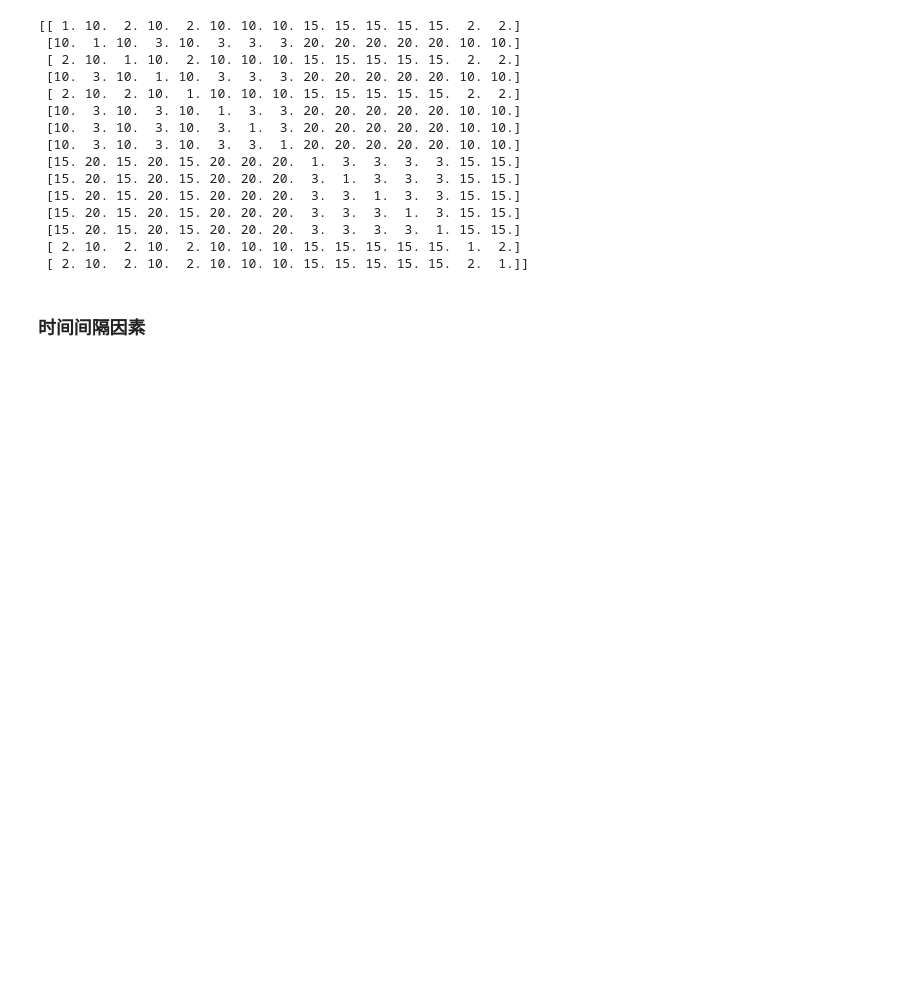
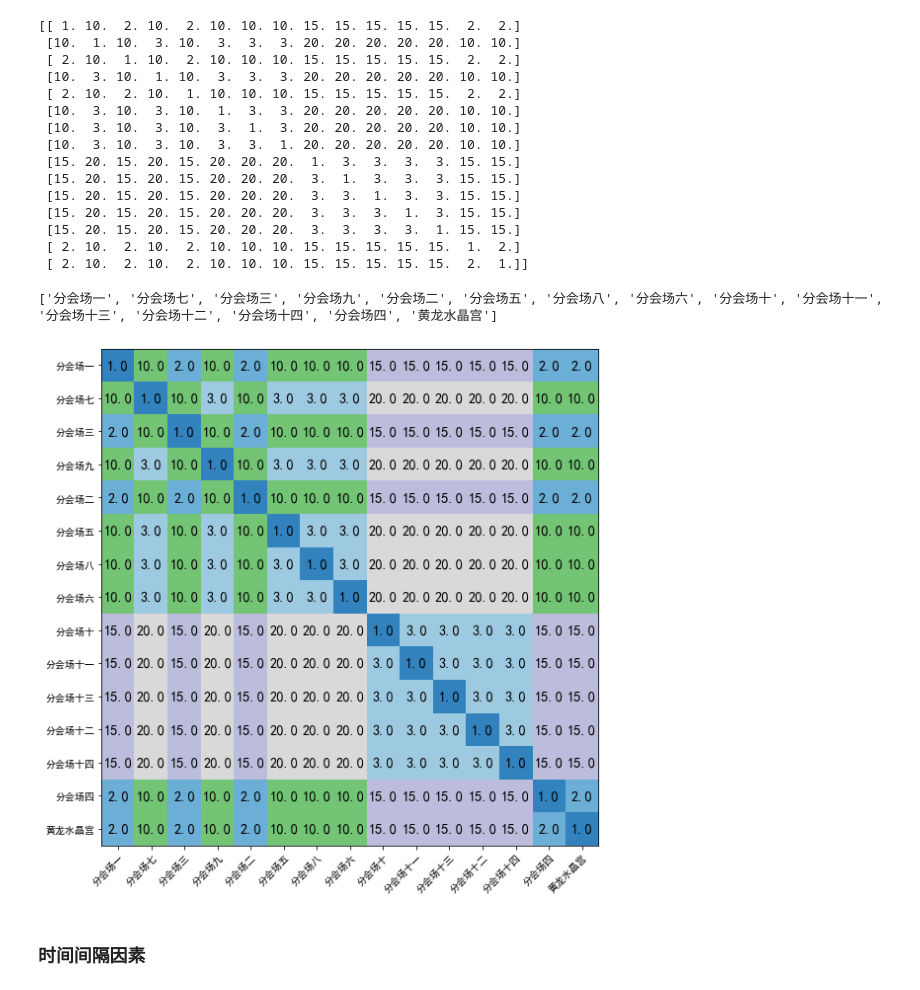
Before and after one commit to T-urning/ReportRecommendation, a Jupyter notebook: spatio_temporal_aware_recommendation.ipynb, the cells around one changed output. Cells and saved outputs as stored; diff of their text form; code cells hidden in the pictures; blank space fills up the shorter version.

```diff
--- a/spatio_temporal_aware_recommendation.ipynb
+++ b/spatio_temporal_aware_recommendation.ipynb
@@ -239,6 +290,37 @@ print(distance_matrix)
  [15. 20. 15. 20. 15. 20. 20. 20.  3.  3.  3.  3.  1. 15. 15.]
  [ 2. 10.  2. 10.  2. 10. 10. 10. 15. 15. 15. 15. 15.  1.  2.]
  [ 2. 10.  2. 10.  2. 10. 10. 10. 15. 15. 15. 15. 15.  2.  1.]]
+# %%
+halls = [id_2_hall[i] for i in range(len(id_2_hall))]
+print(halls)
+plt.rcParams['axes.unicode_minus'] = False
+plt.rcParams["font.sans-serif"]=["SimHei"] #设置字体
+fig, ax = plt.subplots(figsize=(8,8))
+im = ax.imshow(distance_matrix, cmap=plt.get_cmap('tab20c'))
+
+# Show all ticks and label them with the respective list entries
+ax.set_xticks(np.arange(len(halls)))
+ax.set_xticklabels(halls)
+ax.set_yticks(np.arange(len(halls)))
+ax.set_yticklabels(halls)
+
+# Rotate the tick labels and set their alignment.
+plt.setp(ax.get_xticklabels(), rotation=45, ha="right",
+         rotation_mode="anchor")
+
+# Loop over data dimensions and create text annotations.
+for i in range(len(halls)):
+    for j in range(len(halls)):
+        text = ax.text(j, i, distance_matrix[i, j],
+                       ha="center", va="center", color="black", fontsize='x-large')
+
+# ax.set_title("Harvest of local farmers (in tons/year)")
+fig.tight_layout()
+plt.savefig('outputs/text_match/figs/hall_distance.pdf', format='pdf')
+plt.show()
+# %% [output]
+['分会场一', '分会场七', '分会场三', '分会场九', '分会场二', '分会场五', '分会场八', '分会场六', '分会场十', '分会场十一', '分会场十三', '分会场十二', '分会场十四', '分会场四', '黄龙水晶宫']
+[figure, added]
 # %% [markdown]
 ### 时间间隔因素
 # %%
```
Also changed, not shown: parts of 8 cells of this notebook, 2 other files.
